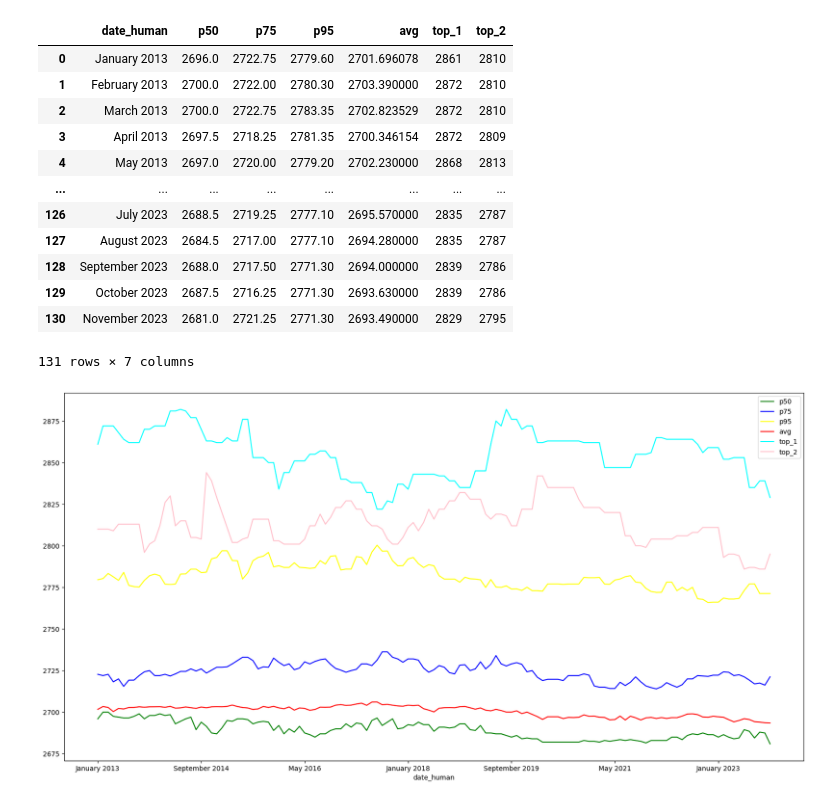
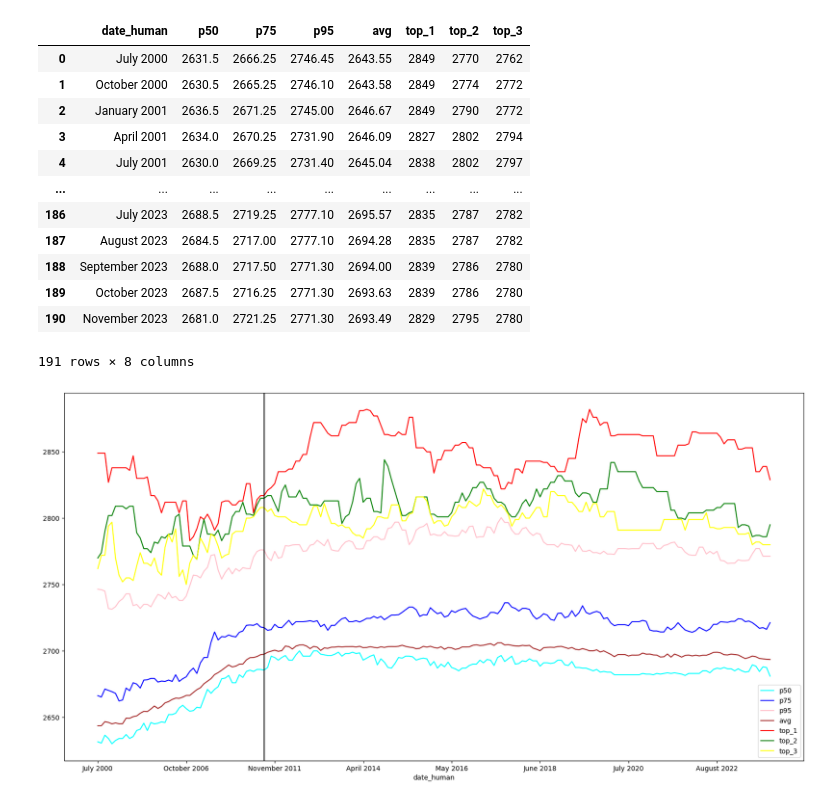
Before and after one commit to lucasrodcosta/chess_analysis, a Jupyter notebook: analysis.ipynb, the cells around one changed output. Cells and saved outputs as stored; diff of their text form; code cells hidden in the pictures.

```diff
--- a/analysis.ipynb
+++ b/analysis.ipynb
@@ -117,8 +122,9 @@ for index, row in ratings_df.iterrows():
     all_ratings = [r[1] for r in row['ratings']]
     all_ratings = np.array(all_ratings)
 
-    top_1_rating = all_ratings[0]
-    top_2_rating = all_ratings[1]
+    top_1 = all_ratings[0]
+    top_2 = all_ratings[1]
+    top_3 = all_ratings[2]
 
     data.append({
         'date_human': row['date_human'],
@@ -126,37 +132,48 @@ for index, row in ratings_df.iterrows():
         'p75': np.percentile(all_ratings, 75),
         'p95': np.percentile(all_ratings, 95),
         'avg': np.average(all_ratings),
-        'top_1': top_1_rating,
-        'top_2': top_2_rating,
+        'top_1': top_1,
+        'top_2': top_2,
+        'top_3': top_3,
     })
 
 df = pd.DataFrame(data)
 df
 # %% [output]
-|  | date_human | p50 | p75 | p95 | avg | top_1 | top_2 |
-| 0 | January 2013 | 2696.0 | 2722.75 | 2779.60 | 2701.696078 | 2861 | 2810 |
-| 1 | February 2013 | 2700.0 | 2722.00 | 2780.30 | 2703.390000 | 2872 | 2810 |
-| 2 | March 2013 | 2700.0 | 2722.75 | 2783.35 | 2702.823529 | 2872 | 2810 |
-| 3 | April 2013 | 2697.5 | 2718.25 | 2781.35 | 2700.346154 | 2872 | 2809 |
-| 4 | May 2013 | 2697.0 | 2720.00 | 2779.20 | 2702.230000 | 2868 | 2813 |
-| ... | ... | ... | ... | ... | ... | ... | ... |
-| 126 | July 2023 | 2688.5 | 2719.25 | 2777.10 | 2695.570000 | 2835 | 2787 |
-| 127 | August 2023 | 2684.5 | 2717.00 | 2777.10 | 2694.280000 | 2835 | 2787 |
-| 128 | September 2023 | 2688.0 | 2717.50 | 2771.30 | 2694.000000 | 2839 | 2786 |
-| 129 | October 2023 | 2687.5 | 2716.25 | 2771.30 | 2693.630000 | 2839 | 2786 |
-| 130 | November 2023 | 2681.0 | 2721.25 | 2771.30 | 2693.490000 | 2829 | 2795 |
+|  | date_human | p50 | p75 | p95 | avg | top_1 | top_2 | top_3 |
+| 0 | July 2000 | 2631.5 | 2666.25 | 2746.45 | 2643.55 | 2849 | 2770 | 2762 |
+| 1 | October 2000 | 2630.5 | 2665.25 | 2746.10 | 2643.58 | 2849 | 2774 | 2772 |
+| 2 | January 2001 | 2636.5 | 2671.25 | 2745.00 | 2646.67 | 2849 | 2790 | 2772 |
+| 3 | April 2001 | 2634.0 | 2670.25 | 2731.90 | 2646.09 | 2827 | 2802 | 2794 |
+| 4 | July 2001 | 2630.0 | 2669.25 | 2731.40 | 2645.04 | 2838 | 2802 | 2797 |
+| ... | ... | ... | ... | ... | ... | ... | ... | ... |
+| 186 | July 2023 | 2688.5 | 2719.25 | 2777.10 | 2695.57 | 2835 | 2787 | 2782 |
+| 187 | August 2023 | 2684.5 | 2717.00 | 2777.10 | 2694.28 | 2835 | 2787 | 2782 |
+| 188 | September 2023 | 2688.0 | 2717.50 | 2771.30 | 2694.00 | 2839 | 2786 | 2780 |
+| 189 | October 2023 | 2687.5 | 2716.25 | 2771.30 | 2693.63 | 2839 | 2786 | 2780 |
+| 190 | November 2023 | 2681.0 | 2721.25 | 2771.30 | 2693.49 | 2829 | 2795 | 2780 |
-131 rows × 7 columns
+191 rows × 8 columns
+# %%
+GRAPH_LINES_COLORS = {
+    'p50': 'cyan',
+    'p75': 'blue',
+    'p95': 'pink',
+    'avg': 'brown',
+    'top_1': 'red',
+    'top_2': 'green',
+    'top_3': 'yellow',
+}
 # %%
-plt.rcParams['figure.figsize'] = [20, 10]
+ax = plt.gca()
 
-ax = plt.gca()
-df.plot(kind='line', x='date_human', y='p50', color='green', ax=ax)
-df.plot(kind='line', x='date_human', y='p75', color='blue', ax=ax)
-df.plot(kind='line', x='date_human', y='p95', color='yellow', ax=ax)
-df.plot(kind='line', x='date_human', y='avg', color='red', ax=ax)
-df.plot(kind='line', x='date_human', y='top_1', color='cyan', ax=ax)
-df.plot(kind='line', x='date_human', y='top_2', color='pink', ax=ax)
+for col_name in df.columns:
+    if col_name == 'date_human':
+        continue
+    df.plot(kind='line', x='date_human', y=col_name, color=GRAPH_LINES_COLORS[col_name], ax=ax)
+
+magnus_vline_index = df[df['date_human'] == 'May 2011'].index[0]
+plt.axvline(x=magnus_vline_index, color='black')
 
 plt.show()
 # %% [output]
-[figure, old version]
+[figure, new version]
```
Also changed, not shown: parts of 23 cells of this notebook, 1 other file.
